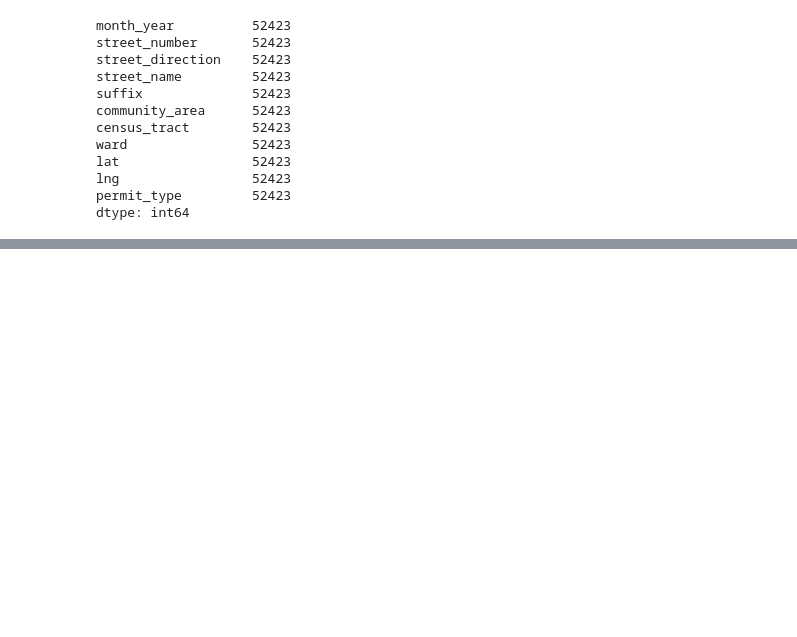
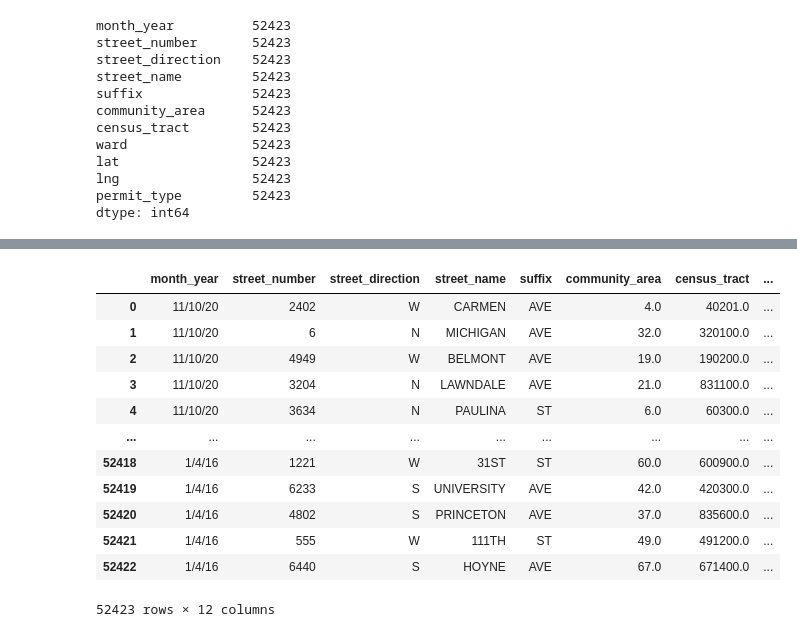
Before and after one commit to sjricketts/Project-3, a Jupyter notebook: chicago_real_estate_data.ipynb, the cells around one changed output, grey strips where cells are left out. Cells and saved outputs as stored; diff of their text form; code cells hidden in the pictures; blank space fills up the shorter version.

```diff
--- a/chicago_real_estate_data.ipynb
+++ b/chicago_real_estate_data.ipynb
@@ -139,0 +232,4 @@ dtype: int64
+# %%
+permitLoc = "permitLtLn_df.csv"
+permitLoc_df = pd.read_csv(permitLoc,encoding='latin-1')
+permitLoc_df.head()
@@ -139,0 +243,2 @@ dtype: int64
+# %%
+permitLoc_df = permitLoc_df[["lat", "lng", "Zip"]]
@@ -139,0 +263,17 @@ dtype: int64
+# %%
+chi_hist_permitsREW_df = pd.merge(chi_hist_permitsREW_df, permitLoc_df,  how='left', left_on=['lat','lng'], right_on = ['lat','lng'])
+chi_hist_permitsREW_df
+# %% [output]
+|  | month_year | street_number | street_direction | street_name | suffix | community_area | census_tract | ... |
+| 0 | 11/10/20 | 2402 | W | CARMEN | AVE | 4.0 | 40201.0 | ... |
+| 1 | 11/10/20 | 6 | N | MICHIGAN | AVE | 32.0 | 320100.0 | ... |
+| 2 | 11/10/20 | 4949 | W | BELMONT | AVE | 19.0 | 190200.0 | ... |
+| 3 | 11/10/20 | 3204 | N | LAWNDALE | AVE | 21.0 | 831100.0 | ... |
+| 4 | 11/10/20 | 3634 | N | PAULINA | ST | 6.0 | 60300.0 | ... |
+| ... | ... | ... | ... | ... | ... | ... | ... | ... |
+| 52418 | 1/4/16 | 1221 | W | 31ST | ST | 60.0 | 600900.0 | ... |
+| 52419 | 1/4/16 | 6233 | S | UNIVERSITY | AVE | 42.0 | 420300.0 | ... |
+| 52420 | 1/4/16 | 4802 | S | PRINCETON | AVE | 37.0 | 835600.0 | ... |
+| 52421 | 1/4/16 | 555 | W | 111TH | ST | 49.0 | 491200.0 | ... |
+| 52422 | 1/4/16 | 6440 | S | HOYNE | AVE | 67.0 | 671400.0 | ... |
+52423 rows × 12 columns
```
Also changed, not shown: parts of 16 cells of this notebook, 4 other files.
